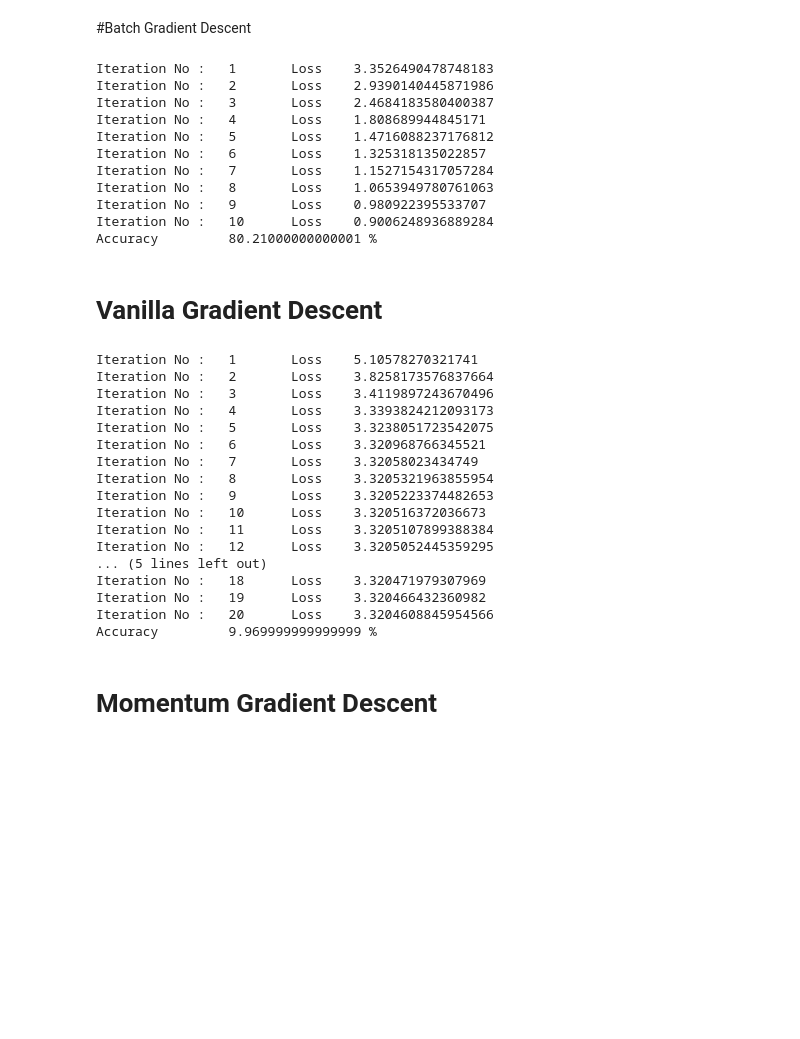
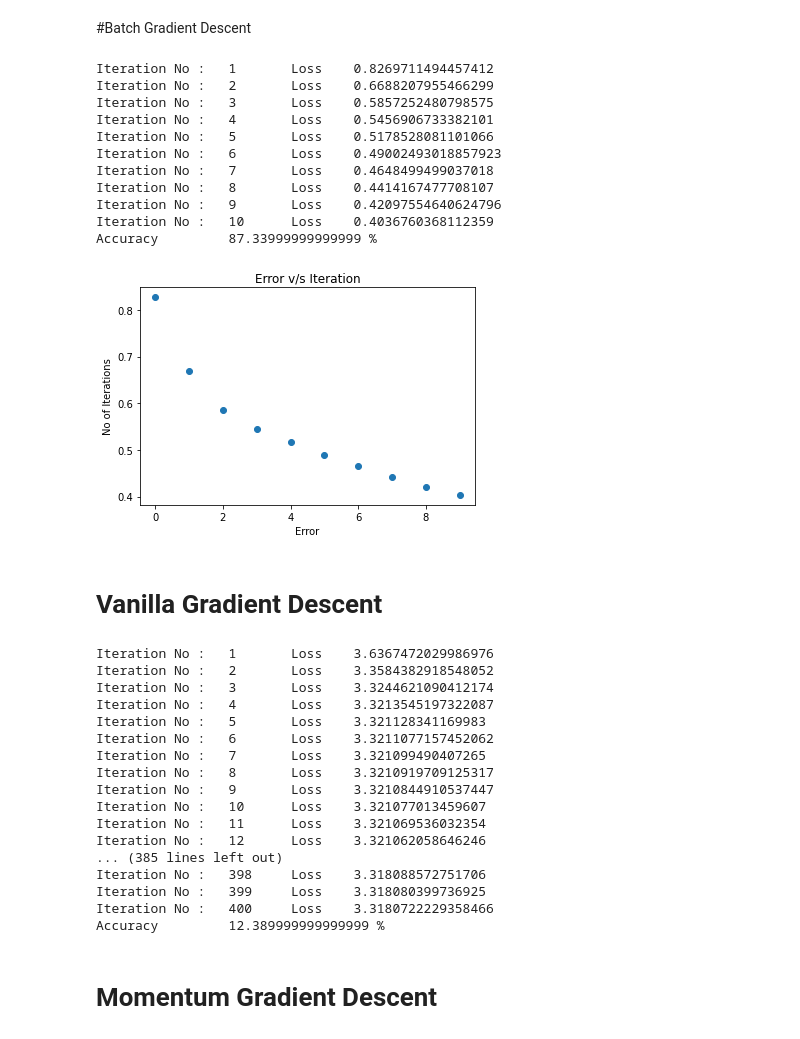
Before and after one commit to Faizmeraj25/deep_learning_assigment1, a Jupyter notebook: dl_q2.ipynb, the cells around one changed output. Cells and saved outputs as stored; diff of their text form; code cells hidden in the pictures; blank space fills up the shorter version.

```diff
--- a/dl_q2.ipynb
+++ b/dl_q2.ipynb
@@ -265,51 +328,52 @@ class NN:
 #Batch Gradient Descent
 # %%
 epoch = 10
-eta = 0.001
-layers = [784, 128, 10]
+eta = 0.01
+layers = [784, 256, 10]
 no_of_classes = 10
 nn = NN(layers)
 batch_size = 60
 nn.batch_grad_descent(x_train, y_train, x_test, y_test, no_of_classes, layers, eta, batch_size, epoch)
 # %% [output]
-Iteration No :   1       Loss    3.3526490478748183
-Iteration No :   2       Loss    2.9390140445871986
-Iteration No :   3       Loss    2.4684183580400387
-Iteration No :   4       Loss    1.808689944845171
-Iteration No :   5       Loss    1.4716088237176812
-Iteration No :   6       Loss    1.325318135022857
-Iteration No :   7       Loss    1.1527154317057284
-Iteration No :   8       Loss    1.0653949780761063
-Iteration No :   9       Loss    0.980922395533707
-Iteration No :   10      Loss    0.9006248936889284
-Accuracy         80.21000000000001 %
+Iteration No :   1       Loss    0.8269711494457412
+Iteration No :   2       Loss    0.6688207955466299
+Iteration No :   3       Loss    0.5857252480798575
+Iteration No :   4       Loss    0.5456906733382101
+Iteration No :   5       Loss    0.5178528081101066
+Iteration No :   6       Loss    0.49002493018857923
+Iteration No :   7       Loss    0.4648499499037018
+Iteration No :   8       Loss    0.4414167477708107
+Iteration No :   9       Loss    0.42097554640624796
+Iteration No :   10      Loss    0.4036760368112359
+Accuracy         87.33999999999999 %
+[figure, added]
 # %% [markdown]
 # Vanilla Gradient Descent
 # %%
-epoch = 20
-eta = 0.0000009
+epoch = 400
+eta = 0.000001
 layers = [784, 128, 10]
 no_of_classes = 10
 nn = NN(layers)
 nn.gradient_descent(x_train, y_train,x_test, y_test, no_of_classes, layers, eta, epoch)
 # %% [output]
-Iteration No :   1       Loss    5.10578270321741
-Iteration No :   2       Loss    3.8258173576837664
-Iteration No :   3       Loss    3.4119897243670496
-Iteration No :   4       Loss    3.3393824212093173
-Iteration No :   5       Loss    3.3238051723542075
-Iteration No :   6       Loss    3.320968766345521
-Iteration No :   7       Loss    3.32058023434749
-Iteration No :   8       Loss    3.3205321963855954
-Iteration No :   9       Loss    3.3205223374482653
-Iteration No :   10      Loss    3.320516372036673
-Iteration No :   11      Loss    3.3205107899388384
-Iteration No :   12      Loss    3.3205052445359295
-... (5 lines left out)
-Iteration No :   18      Loss    3.320471979307969
-Iteration No :   19      Loss    3.320466432360982
-Iteration No :   20      Loss    3.3204608845954566
-Accuracy         9.969999999999999 %
+Iteration No :   1       Loss    3.6367472029986976
+Iteration No :   2       Loss    3.3584382918548052
+Iteration No :   3       Loss    3.3244621090412174
+Iteration No :   4       Loss    3.3213545197322087
+Iteration No :   5       Loss    3.321128341169983
+Iteration No :   6       Loss    3.3211077157452062
+Iteration No :   7       Loss    3.321099490407265
+Iteration No :   8       Loss    3.3210919709125317
+Iteration No :   9       Loss    3.3210844910537447
+Iteration No :   10      Loss    3.321077013459607
+Iteration No :   11      Loss    3.321069536032354
+Iteration No :   12      Loss    3.321062058646246
+... (385 lines left out)
+Iteration No :   398     Loss    3.318088572751706
+Iteration No :   399     Loss    3.318080399736925
+Iteration No :   400     Loss    3.3180722229358466
+Accuracy         12.389999999999999 %
 # %% [markdown]
 # Momentum Gradient Descent
 # %%
```
Also changed, not shown: parts of 5 cells of this notebook.
